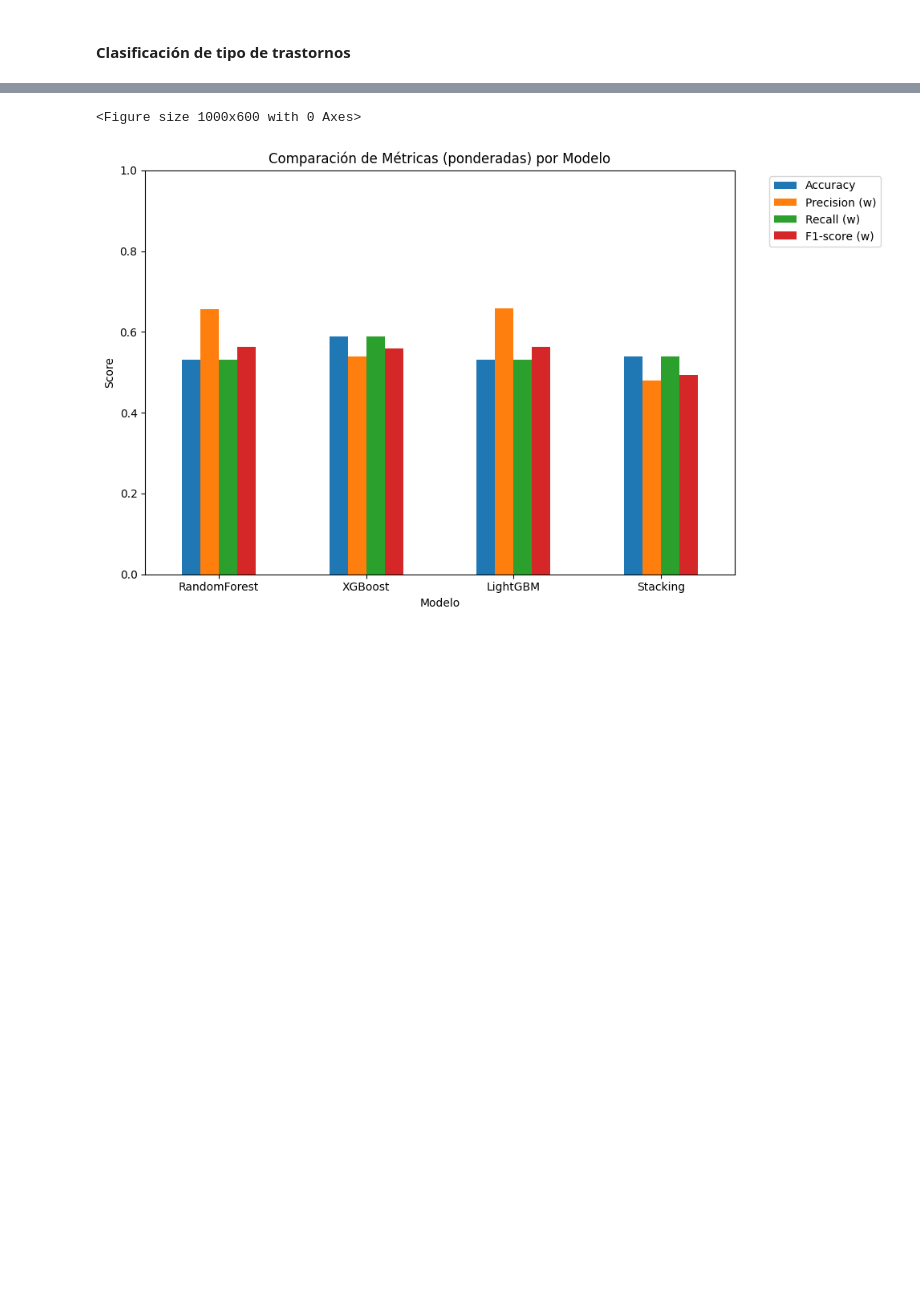
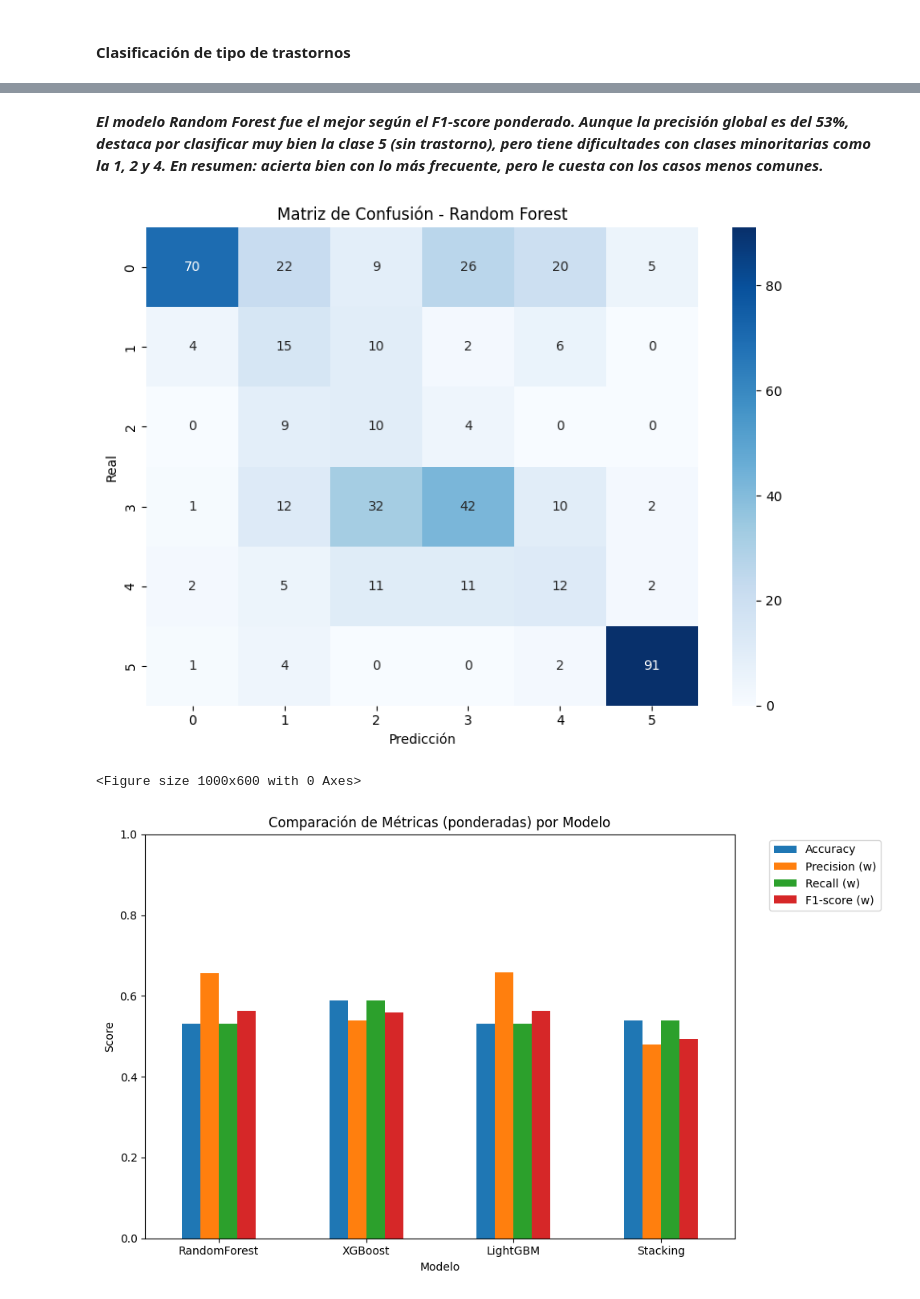
Before and after one commit to NaiSaratxaga/ML_sleep_lifestyle_predictor, a Jupyter notebook: src/notebooks/04_Entrenamiento_clasificacion_tipo_trastorno.ipynb, the cells around one changed output, grey strips where cells are left out. Drawn from its saved outputs; the diff is of its cells as text; code cells hidden in the pictures; blank space fills up the shorter version.

```diff
--- a/src/notebooks/04_Entrenamiento_clasificacion_tipo_trastorno.ipynb
+++ b/src/notebooks/04_Entrenamiento_clasificacion_tipo_trastorno.ipynb
@@ -186 +209,29 @@ Please also refer to the documentation for alternative solver options:
+# %% [markdown]
+***El modelo Random Forest fue el mejor según el F1-score ponderado. Aunque la precisión global es del 53%, destaca por clasificar muy bien la clase 5 (sin trastorno), pero tiene dificultades con clases minoritarias como la 1, 2 y 4. En resumen: acierta bien con lo más frecuente, pero le cuesta con los casos menos comunes.***
+# %%
+# Matriz de confusión (modelo RandomForest)
+conf_matrix = np.array([
+    [70, 22,  9, 26, 20,  5],
+    [ 4, 15, 10,  2,  6,  0],
+    [ 0,  9, 10,  4,  0,  0],
+    [ 1, 12, 32, 42, 10,  2],
+    [ 2,  5, 11, 11, 12,  2],
+    [ 1,  4,  0,  0,  2, 91]
+])
+
+# Etiquetas de clase
+labels = ['0', '1', '2', '3', '4', '5']
+
+# Crear el heatmap
+plt.figure(figsize=(8, 6))
+sns.heatmap(conf_matrix, annot=True, fmt='d', cmap='Blues',
+            xticklabels=labels, yticklabels=labels)
+
+plt.title('Matriz de Confusión - Random Forest')
+plt.xlabel('Predicción')
+plt.ylabel('Real')
+plt.tight_layout()
+plt.show()
+# %% [output]
+[figure, added]
 # %%
```
Also changed, not shown: parts of 19 cells of this notebook, 1 other file.
